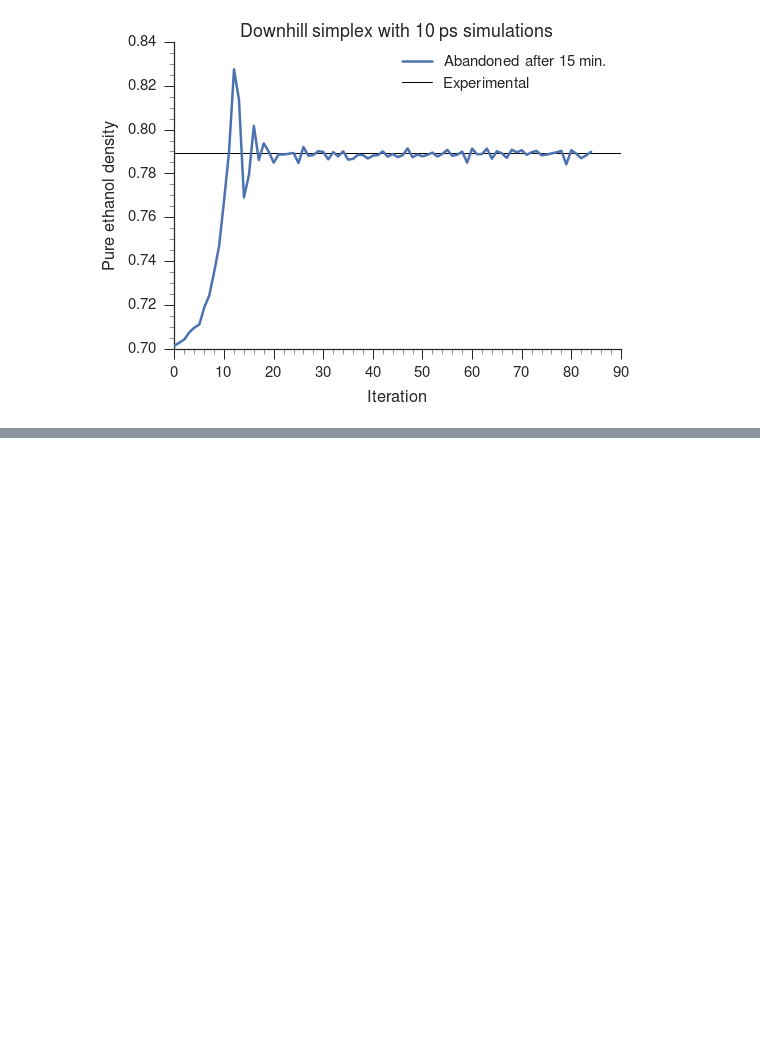
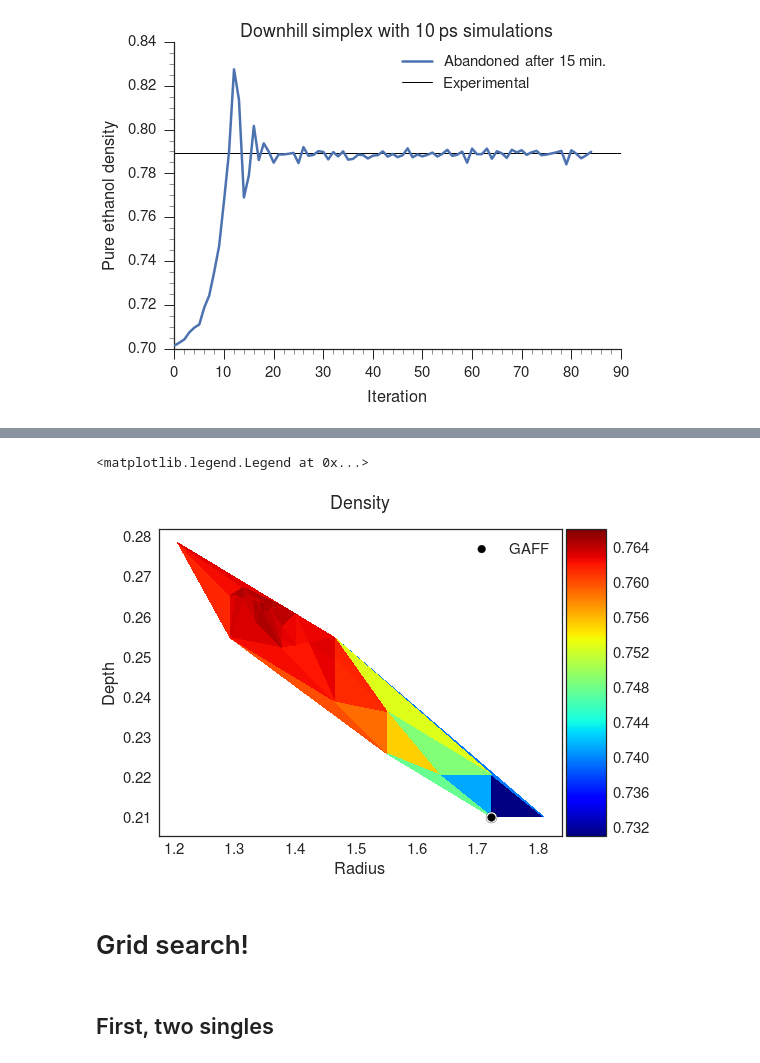
Before and after one commit to slochower/QMFF, a Jupyter notebook: code/scan-density-and-modify-parameters-v2.ipynb, the cells around one changed output, grey strips where cells are left out. Cells and saved outputs as stored; diff of their text form; code cells hidden in the pictures; blank space fills up the shorter version.

Commit message:
First co-optimization working successfully. Still a little disorganized. Squashed some bugs.

```diff
--- a/code/scan-density-and-modify-parameters-v2.ipynb
+++ b/code/scan-density-and-modify-parameters-v2.ipynb
@@ -174,0 +139,18 @@ fetching_plot(fig)
+# %%
+values = []
+densities = []
+simulation_root = '/home/dslochower/data/projects/QMFF/qmff-explorations/density/'
+this_simulation_directory = 'ethanol-loop/'
+reference_parameter_file = 'full.topo'
+reference_mdin_file = 'mdin-10ps'
+reference_coordinate_file = 'full.crds'
+reference_parameter_file = 'full.topo'
+trajectory_file = 'traj.001'
+reference_parameters = pmd.load_file(simulation_root + reference_parameter_file)
+atom = '@%oh'
+experimental_density = 0.7893
+
+args = (simulation_root, reference_parameter_file, reference_parameters, atom, this_simulation_directory,
+       reference_mdin_file, reference_coordinate_file, trajectory_file, experimental_density, )
+sc.optimize.fmin(run_optimize, [(1.7210, 0.2104)], args = (simulation_root, reference_parameter_file, reference_parameters, atom, this_simulation_directory,
+       reference_mdin_file, reference_coordinate_file, trajectory_file, experimental_density, ))
@@ -174,0 +176,15 @@ fetching_plot(fig)
+# %%
+fig = plt.figure()
+ax = fig.add_subplot(111)
+plot_scan(ax, np.array([values[i][0] for i in range(len(values))]), np.array([values[i][1] for i in range(len(values))]), np.array(densities),
+         'Radius', 'Depth', 'Density', trip=True, ylog=False, xlog=False)
+ax.scatter(1.721, 0.2104, s=60, c='k', label='GAFF', zorder=10)
+ax.scatter(1.721, 0.2104, s=120, c='w', zorder=9)
+ax.legend()
+# %% [output]
+<matplotlib.legend.Legend at 0x...>
+[figure, added]
+# %% [markdown]
+# Grid search!
+# %% [markdown]
+## First, two singles
```
Also changed, not shown: parts of 26 cells of this notebook, 7 other files.
